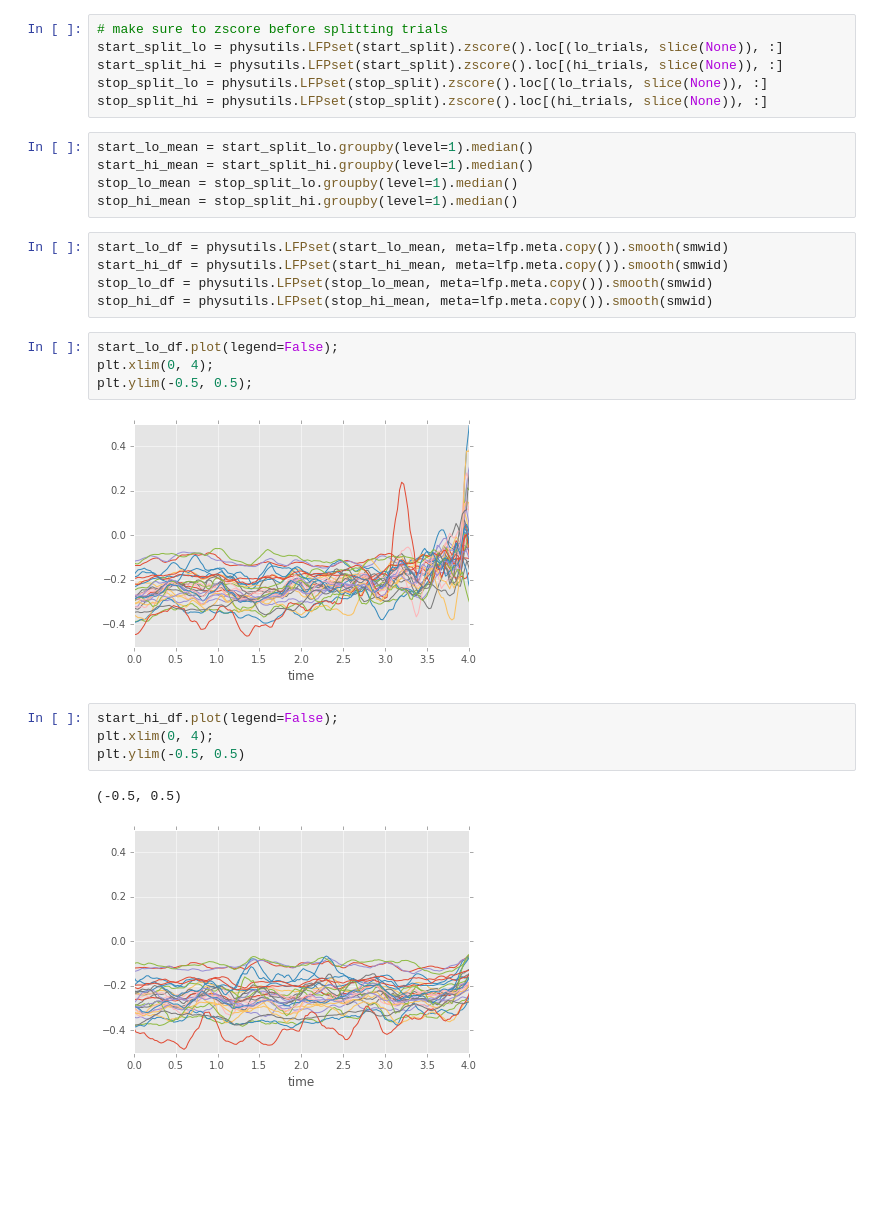
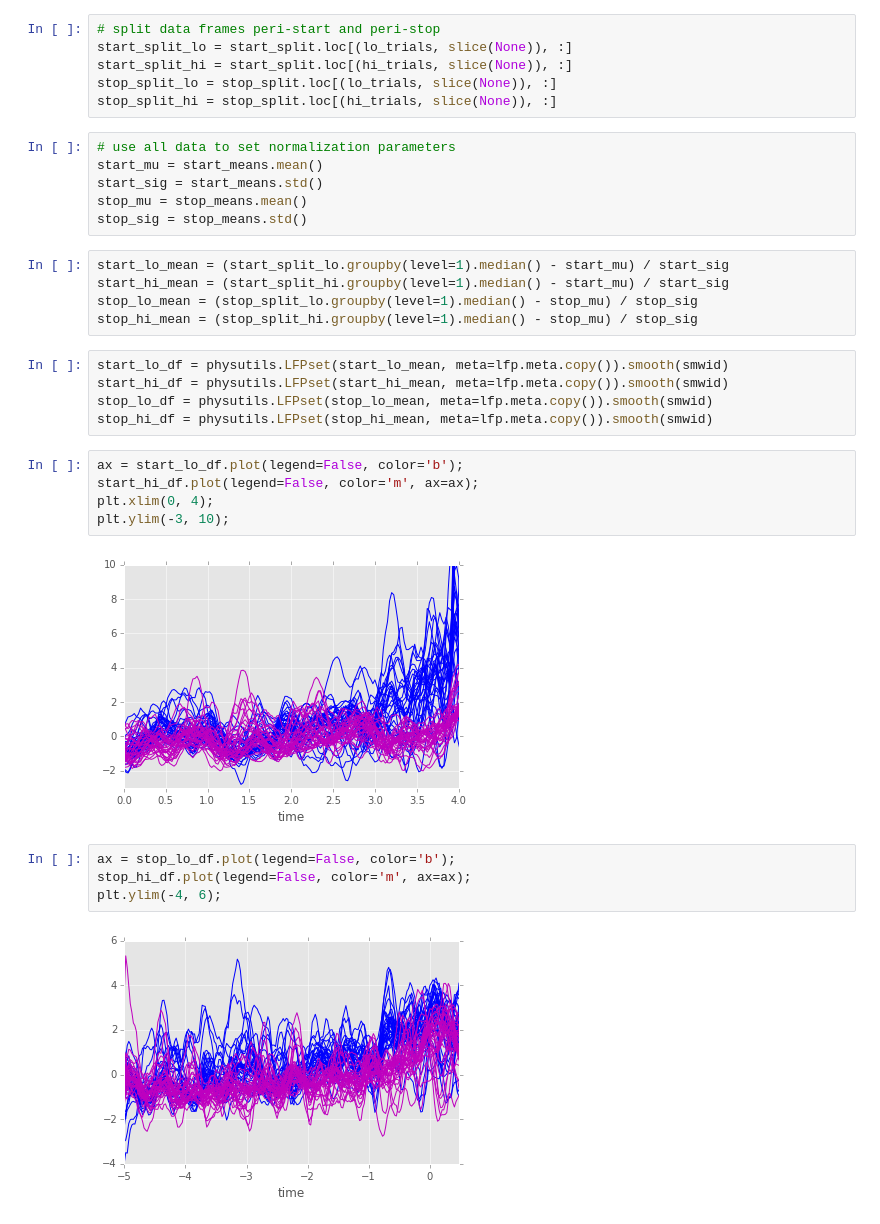
Before and after one commit to jmxpearson/hephys, a Jupyter notebook: bartc/theta_threshold_tests.ipynb, the cells around one changed output. Cells and saved outputs as stored; diff of their text form; blank space fills up the shorter version.

Commit message:
fixed normalization of channels in theta_threshold
still need to include uncertainty estimates in graphs

```diff
--- a/bartc/theta_threshold_tests.ipynb
+++ b/bartc/theta_threshold_tests.ipynb
@@ -128,31 +130,37 @@ success_times = infl_times[stops.index]
 lo_trials = success_times[success_times < success_times.median()].index
 hi_trials = success_times[success_times > success_times.median()].index
 # %%
-# make sure to zscore before splitting trials
-start_split_lo = physutils.LFPset(start_split).zscore().loc[(lo_trials, slice(None)), :]
-start_split_hi = physutils.LFPset(start_split).zscore().loc[(hi_trials, slice(None)), :]
-stop_split_lo = physutils.LFPset(stop_split).zscore().loc[(lo_trials, slice(None)), :]
-stop_split_hi = physutils.LFPset(stop_split).zscore().loc[(hi_trials, slice(None)), :]
+# split data frames peri-start and peri-stop
+start_split_lo = start_split.loc[(lo_trials, slice(None)), :]
+start_split_hi = start_split.loc[(hi_trials, slice(None)), :]
+stop_split_lo = stop_split.loc[(lo_trials, slice(None)), :]
+stop_split_hi = stop_split.loc[(hi_trials, slice(None)), :]
+# %%
+# use all data to set normalization parameters
+start_mu = start_means.mean()
+start_sig = start_means.std()
+stop_mu = stop_means.mean()
+stop_sig = stop_means.std()
 # %%
-start_lo_mean = start_split_lo.groupby(level=1).median()
-start_hi_mean = start_split_hi.groupby(level=1).median()
-stop_lo_mean = stop_split_lo.groupby(level=1).median()
-stop_hi_mean = stop_split_hi.groupby(level=1).median()
+start_lo_mean = (start_split_lo.groupby(level=1).median() - start_mu) / start_sig
+start_hi_mean = (start_split_hi.groupby(level=1).median() - start_mu) / start_sig
+stop_lo_mean = (stop_split_lo.groupby(level=1).median() - stop_mu) / stop_sig
+stop_hi_mean = (stop_split_hi.groupby(level=1).median() - stop_mu) / stop_sig
 # %%
 start_lo_df = physutils.LFPset(start_lo_mean, meta=lfp.meta.copy()).smooth(smwid)
 start_hi_df = physutils.LFPset(start_hi_mean, meta=lfp.meta.copy()).smooth(smwid)
 stop_lo_df = physutils.LFPset(stop_lo_mean, meta=lfp.meta.copy()).smooth(smwid)
 stop_hi_df = physutils.LFPset(stop_hi_mean, meta=lfp.meta.copy()).smooth(smwid)
 # %%
-start_lo_df.plot(legend=False);
+ax = start_lo_df.plot(legend=False, color='b');
+start_hi_df.plot(legend=False, color='m', ax=ax);
 plt.xlim(0, 4);
-plt.ylim(-0.5, 0.5);
+plt.ylim(-3, 10);
 # %% [output]
-[figure, old version]
+[figure, new version]
-# %%
-start_hi_df.plot(legend=False);
-plt.xlim(0, 4);
-plt.ylim(-0.5, 0.5)
-# %% [output]
-(-0.5, 0.5)
-[figure, removed]
+# %%
+ax = stop_lo_df.plot(legend=False, color='b');
+stop_hi_df.plot(legend=False, color='m', ax=ax);
+plt.ylim(-4, 6);
+# %% [output]
+[figure, added]
```
Also changed, not shown: parts of 13 cells of this notebook.
